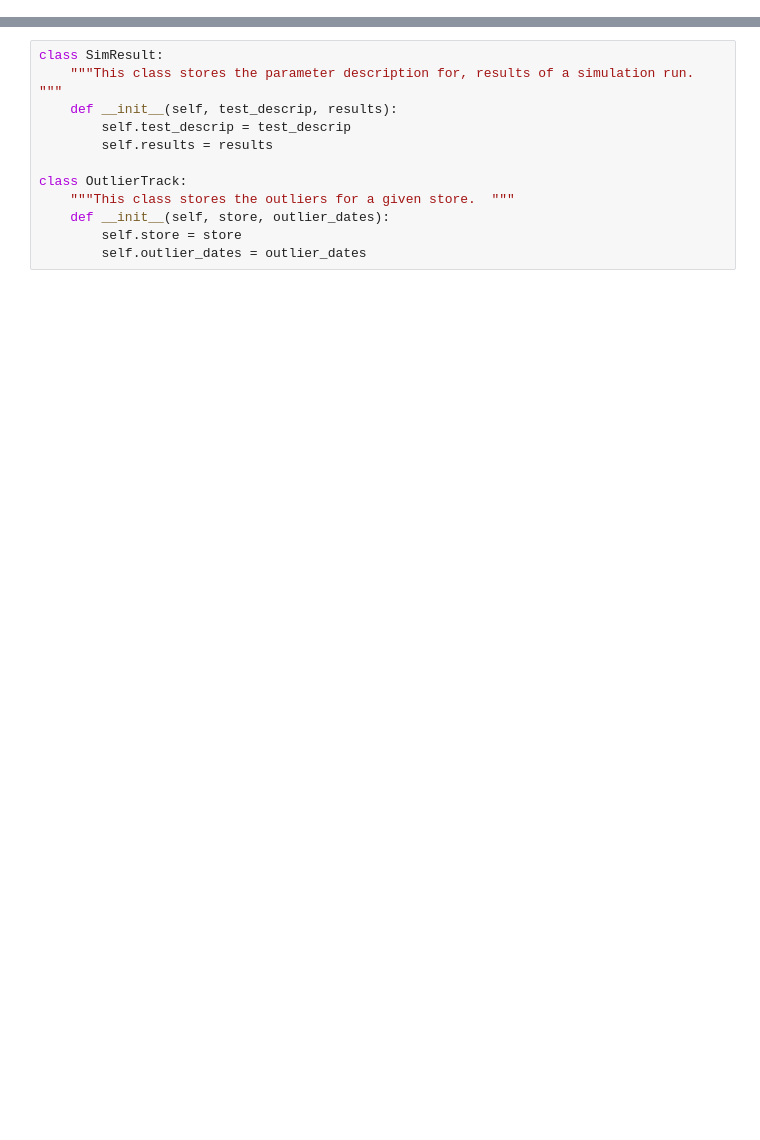
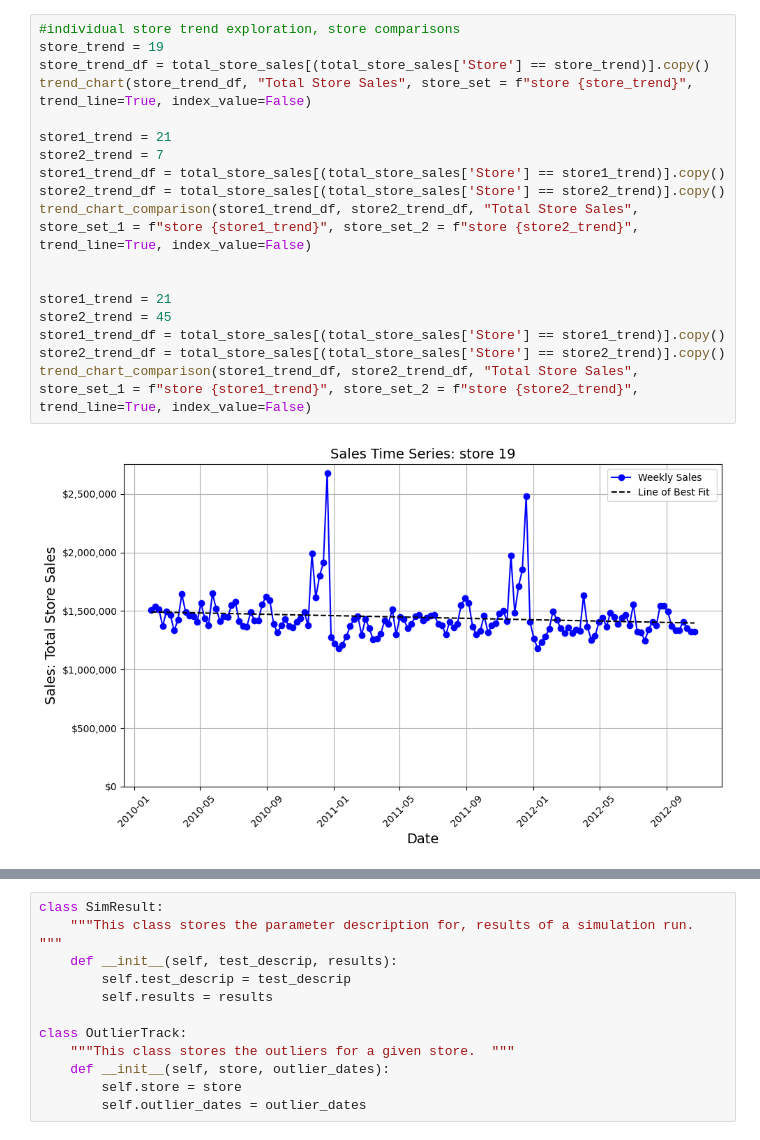
Before and after one commit to jcampbell542/Code-for-nulltest-projects, a Jupyter notebook: Test_Learn_afterloss.ipynb, the cells around one changed output, grey strips where cells are left out. Cells and saved outputs as stored; diff of their text form; blank space fills up the shorter version.

```diff
--- a/Test_Learn_afterloss.ipynb
+++ b/Test_Learn_afterloss.ipynb
@@ -26,0 +314,20 @@ Create the simresult and outlierttrack classes
+# %%
+#individual store trend exploration, store comparisons
+store_trend = 19
+store_trend_df = total_store_sales[(total_store_sales['Store'] == store_trend)].copy()
+trend_chart(store_trend_df, "Total Store Sales", store_set = f"store {store_trend}", trend_line=True, index_value=False)
+
+store1_trend = 21
+store2_trend = 7
+store1_trend_df = total_store_sales[(total_store_sales['Store'] == store1_trend)].copy()
+store2_trend_df = total_store_sales[(total_store_sales['Store'] == store2_trend)].copy()
+trend_chart_comparison(store1_trend_df, store2_trend_df, "Total Store Sales", store_set_1 = f"store {store1_trend}", store_set_2 = f"store {store2_trend}", trend_line=True, index_value=False)
+
+
+store1_trend = 21
+store2_trend = 45
+store1_trend_df = total_store_sales[(total_store_sales['Store'] == store1_trend)].copy()
+store2_trend_df = total_store_sales[(total_store_sales['Store'] == store2_trend)].copy()
+trend_chart_comparison(store1_trend_df, store2_trend_df, "Total Store Sales", store_set_1 = f"store {store1_trend}", store_set_2 = f"store {store2_trend}", trend_line=True, index_value=False)
+# %% [output]
+[figure, added]
```
Also changed, not shown: parts of 77 cells of this notebook.
